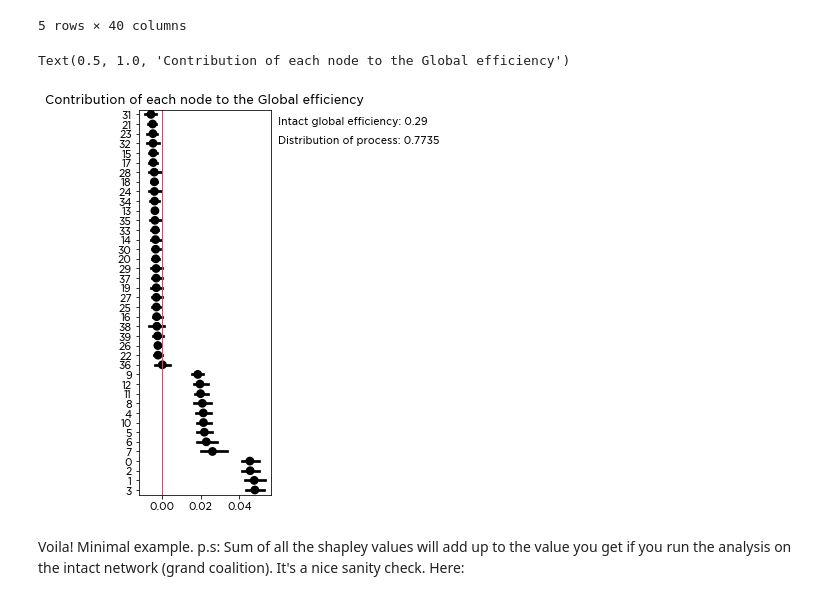
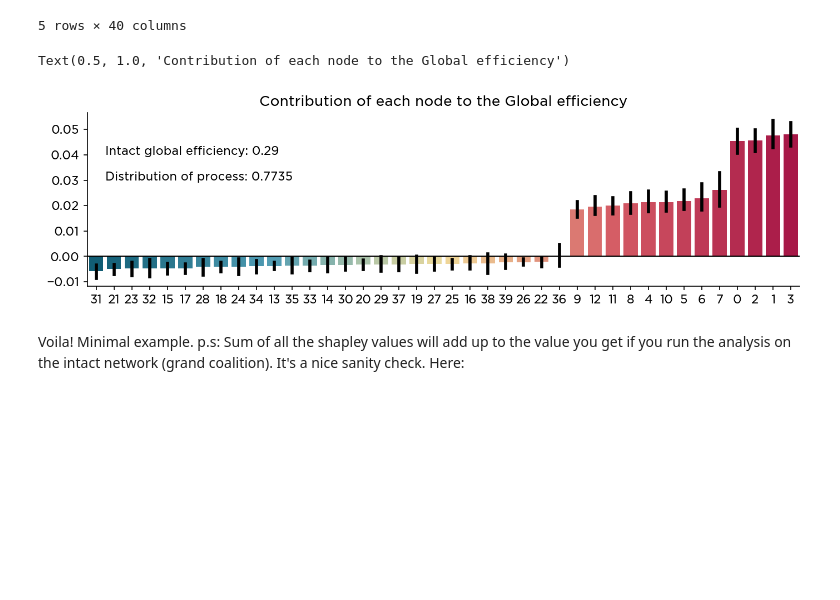
Before and after one commit to kuffmode/msa, a Jupyter notebook: examples/minimal.ipynb, the cells around one changed output. Cells and saved outputs as stored; diff of their text form; code cells hidden in the pictures; blank space fills up the shorter version.

```diff
--- a/examples/minimal.ipynb
+++ b/examples/minimal.ipynb
@@ -111,16 +115,17 @@ global_eff_shapley.head()
 # %%
-intact_global_eff = nx.global_efficiency(G)
-d_global_eff = ut.distribution_of_processing(shapley_vector=global_eff_shapley.mean())
+par = {"ci": 95, "orient": "v", "errcolor": "k"}
+colors = pl.color_code(shapley_table=global_eff_shapley)
+fig,ax = plt.subplots()
+ax = pl.plot_shapley_ranks(shapley_table=global_eff_shapley,colors=colors,ax=ax,barplot_params=par)
 
-plt.figure(figsize=(6*CM,18*CM))
-sns.pointplot(data=global_eff_shapley,ci=95, join=False,orient='h', color='k')
-plt.axvline(linewidth=1, color=RED)
-plt.text(0.06, 1,f'Intact global efficiency: {intact_global_eff:.2f}')
-plt.text(0.06, 3,f'Distribution of process: {d_global_eff:.4f}')
+fig.set_dpi(150)
+fig.set_size_inches((28*CM,7*CM))
+plt.text(0.5, 0.04,f'Intact global efficiency: {intact_global_eff:.2f}')
+plt.text(0.5, 0.03,f'Distribution of process: {d_global_eff:.4f}')
 plt.title("Contribution of each node to the Global efficiency")
 # %% [output]
 Text(0.5, 1.0, 'Contribution of each node to the Global efficiency')
-[figure, old version]
+[figure, new version]
 # %% [markdown]
 Voila! Minimal example.
 p.s: Sum of all the shapley values will add up to the value you get if you run the analysis on the intact network (grand coalition). It's a nice sanity check. Here:
```
Also changed, not shown: parts of 5 cells of this notebook, 8 other files.
